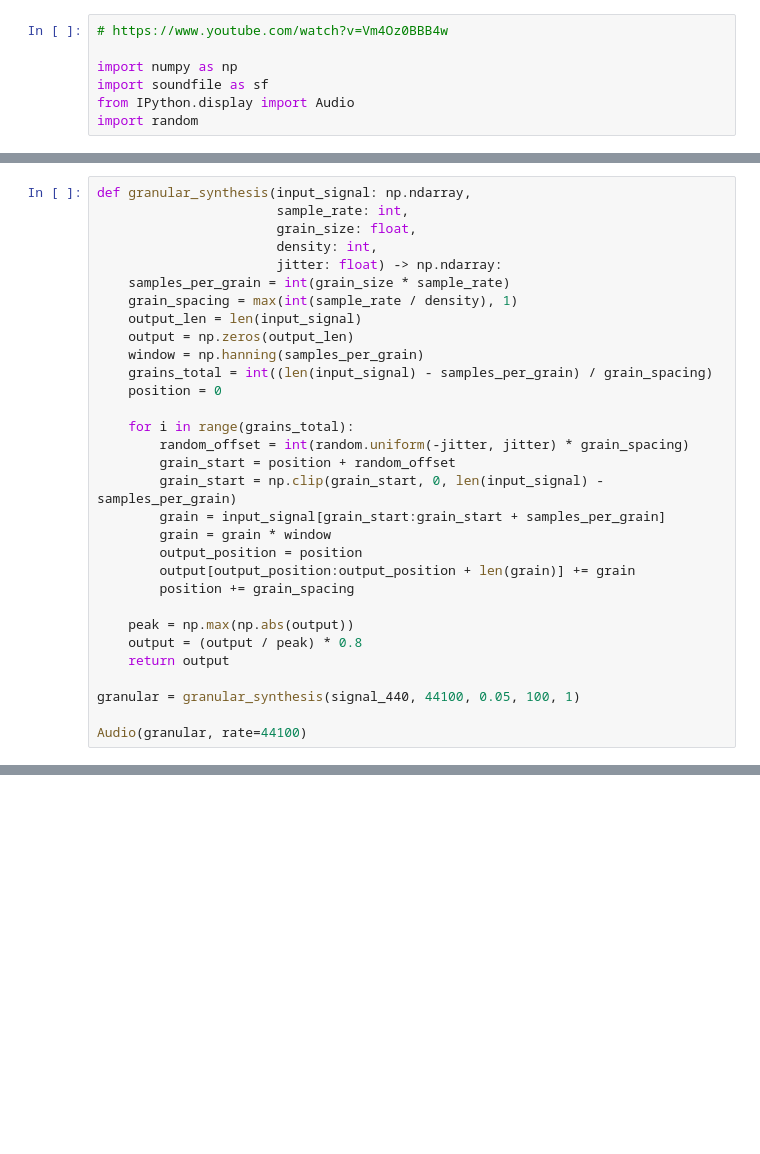
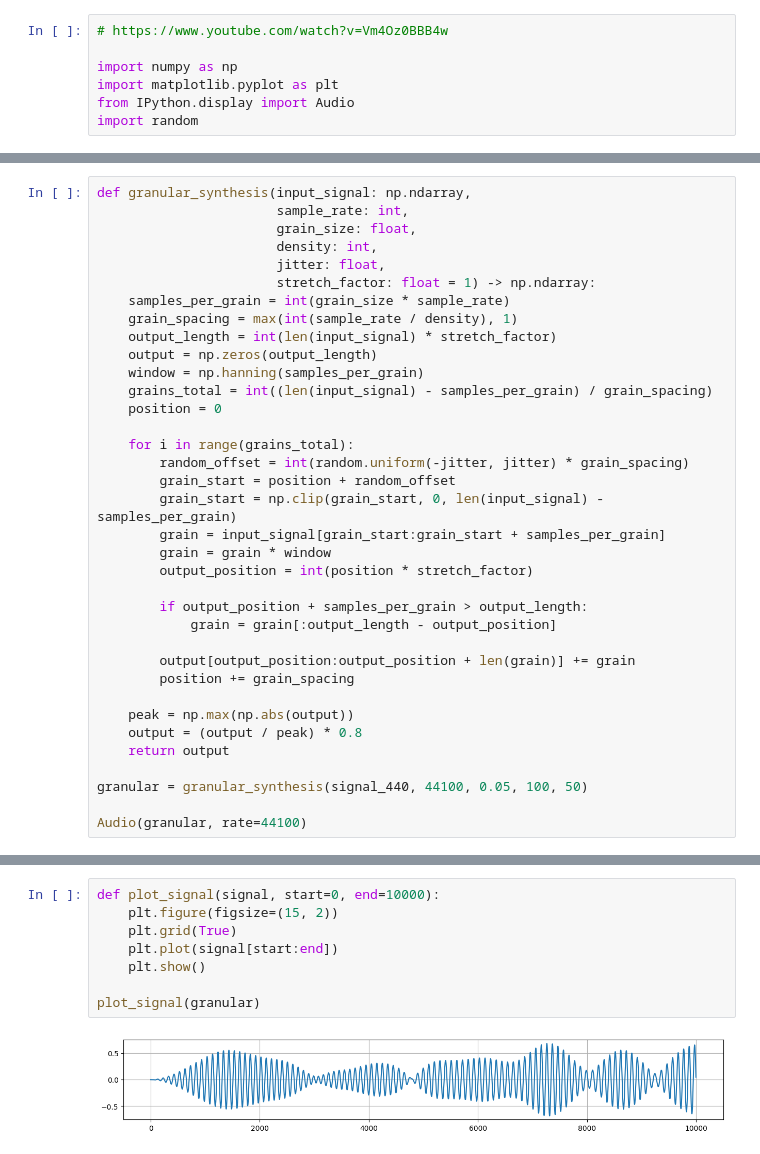
Before and after one commit to Ragnarok540/music, a Jupyter notebook: src/granular_synthesis.ipynb, the cells around one changed output, grey strips where cells are left out. Saved outputs shown, nothing was run; the diff lists cells and outputs as text; blank space fills up the shorter version.

```diff
--- a/src/granular_synthesis.ipynb
+++ b/src/granular_synthesis.ipynb
@@ -4,7 +4,7 @@
 # https://www.youtube.com/watch?v=Vm4Oz0BBB4w
 
 import numpy as np
-import soundfile as sf
+import matplotlib.pyplot as plt
 from IPython.display import Audio
 import random
 # %%
@@ -25,11 +25,12 @@ def granular_synthesis(input_signal: np.ndarray,
                        sample_rate: int,
                        grain_size: float,
                        density: int,
-                       jitter: float) -> np.ndarray:
+                       jitter: float,
+                       stretch_factor: float = 1) -> np.ndarray:
     samples_per_grain = int(grain_size * sample_rate)
     grain_spacing = max(int(sample_rate / density), 1)
-    output_len = len(input_signal)
-    output = np.zeros(output_len)
+    output_length = int(len(input_signal) * stretch_factor)
+    output = np.zeros(output_length)
     window = np.hanning(samples_per_grain)
     grains_total = int((len(input_signal) - samples_per_grain) / grain_spacing)
     position = 0
@@ -40,7 +41,11 @@ def granular_synthesis(input_signal: np.ndarray,
         grain_start = np.clip(grain_start, 0, len(input_signal) - samples_per_grain)
         grain = input_signal[grain_start:grain_start + samples_per_grain]
         grain = grain * window
-        output_position = position
+        output_position = int(position * stretch_factor)
+
+        if output_position + samples_per_grain > output_length:
+            grain = grain[:output_length - output_position]
+
         output[output_position:output_position + len(grain)] += grain
         position += grain_spacing
 
@@ -48,8 +53,18 @@ def granular_synthesis(input_signal: np.ndarray,
     output = (output / peak) * 0.8
     return output
 
-granular = granular_synthesis(signal_440, 44100, 0.05, 100, 1)
+granular = granular_synthesis(signal_440, 44100, 0.05, 100, 50)
 
 Audio(granular, rate=44100)
 # %% [output]
 [interactive output not drawn]
+# %%
+def plot_signal(signal, start=0, end=10000):
+    plt.figure(figsize=(15, 2))
+    plt.grid(True)
+    plt.plot(signal[start:end])
+    plt.show()
+
+plot_signal(granular)
+# %% [output]
+[figure, added]
```
Also changed, not shown: parts of 2 cells of this notebook.
